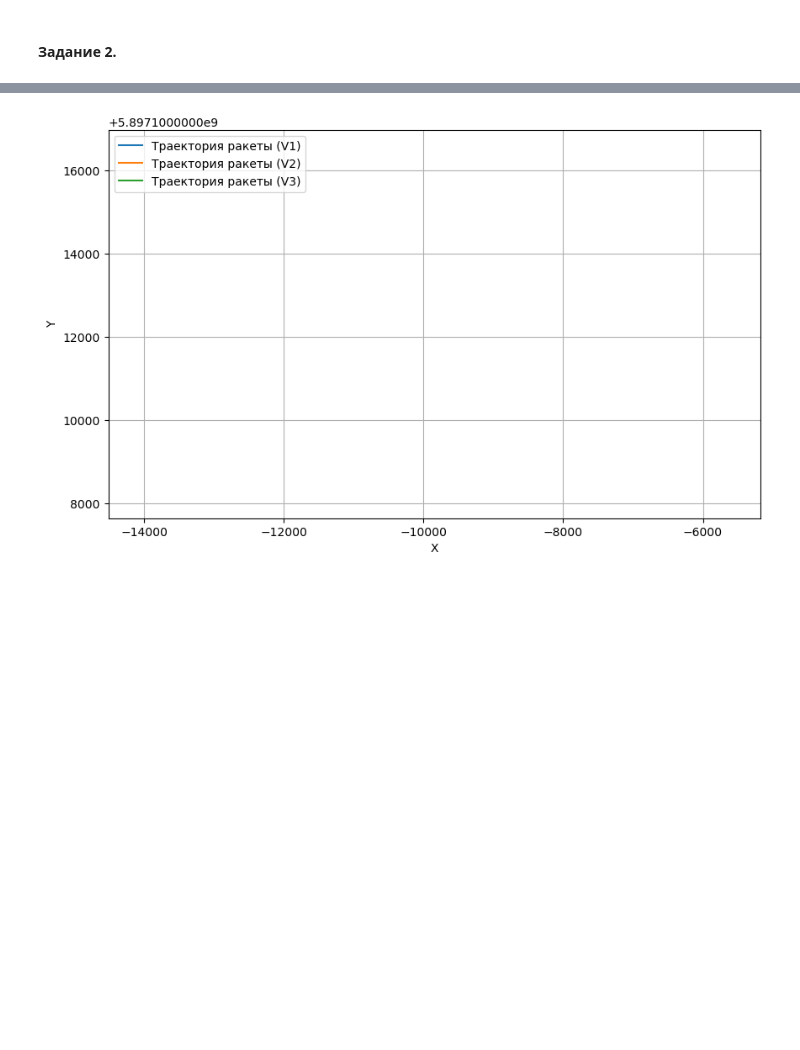
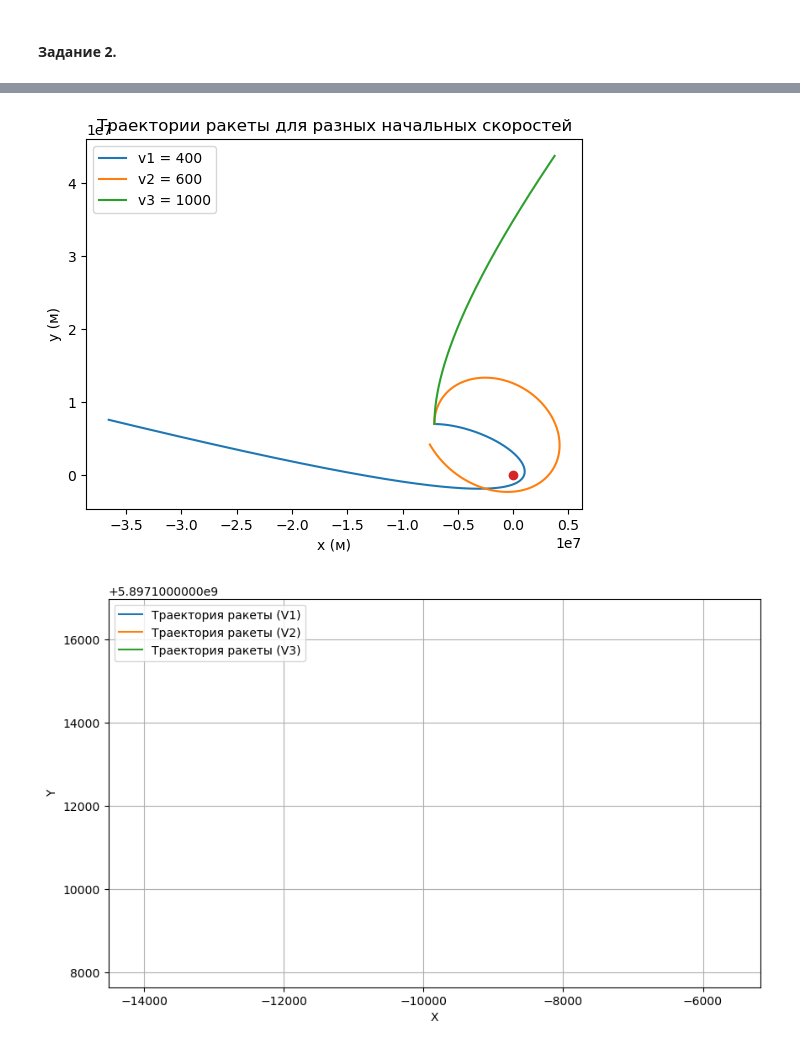
Before and after one commit to niktimf/CHSU_optimization_methods, a Jupyter notebook: LABA3OM/LABA3OM.ipynb, the cells around one changed output, grey strips where cells are left out. Drawn from its saved outputs; the diff is of its cells as text; code cells hidden in the pictures; blank space fills up the shorter version.

```diff
--- a/LABA3OM/LABA3OM.ipynb
+++ b/LABA3OM/LABA3OM.ipynb
@@ -221,3 +170,103 @@ plt.show()
+# %%
+import numpy as np
+import matplotlib.pyplot as plt
+
+# Константы
+G = 6.67430e-11
+X, Y = [], []
+X2, Y2 = [], []
+X3, Y3 = [], []
+rad_moon = 1.7e3
+mass_moon = 7.3e22
+mass_rocket = 10000
+a = 10e6
+p0 = 7e6
+v1 = 400
+v2 = 600
+v3 = 1000
+dt = 20
+
+yr = p0
+xr = -(a ** 2 - p0 ** 2) ** 0.5
+v = [v1, 0]
+
+def distance():
+	return (xr ** 2 + yr ** 2) ** 0.5
+
+
+def F():
+	k = G * mass_moon * mass_rocket / (distance() ** 3)
+	return -k * xr / mass_rocket, -k * yr / mass_rocket
+
+
+for i in range(0,3000):
+
+	f = F()
+
+	xr = xr + v[0]*dt
+	yr = yr + v[1]*dt
+	v[0] = v[0] + f[0]*dt
+	v[1] = v[1] + f[1]*dt
+
+	if distance() < rad_moon:
+		break
+	X.append(xr)
+	Y.append(yr)
+
+v2 = 600
+yr = p0 + v2*dt
+v = [0, v2]
+xr = -(a ** 2 - yr ** 2) ** 0.5
+
+for i in range(0,3000):
+
+	f = F()
+
+	xr = xr + v[0]*dt
+	yr = yr + v[1]*dt
+	v[0] = v[0] + f[0]*dt
+	v[1] = v[1] + f[1]*dt
+
+	if distance() < rad_moon:
+		break
+	X2.append(xr)
+	Y2.append(yr)
+
+
+# Метод Эйлера - для v3
+v3 = 1000
+yr = p0 + v3*dt
+v = [0, v3]
+xr = -(a ** 2 - yr ** 2) ** 0.5
+
+for i in range(0,3000):
+
+	f = F()
+
+	xr = xr + v[0]*dt
+	yr = yr + v[1]*dt
+	v[0] = v[0] + f[0]*dt
+	v[1] = v[1] + f[1]*dt
+
+	if distance() < rad_moon:
+		break
+	X3.append(xr)
+	Y3.append(yr)
+
+
+
+plt.plot(X, Y, label='v1 = 400')
+plt.plot(X2, Y2, label='v2 = 600')
+plt.plot(X3, Y3, label='v3 = 1000')
+
+plt.xlabel("x (м)")
+plt.ylabel("y (м)")
+plt.plot([0],[0],'o')
+plt.title("Траектории ракеты для разных начальных скоростей")
+plt.legend()
+plt.show()
+# %% [output]
+[figure, added]
 # %%
 import numpy as np
 import matplotlib.pyplot as plt
```
Also changed, not shown: parts of 1 cell of this notebook.
